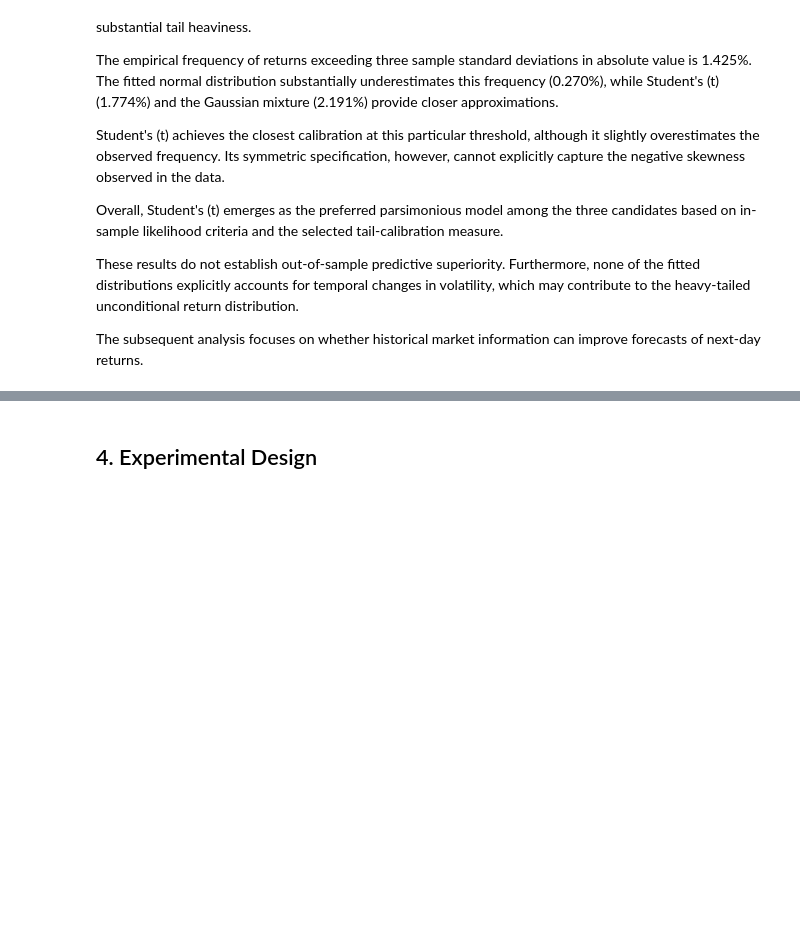
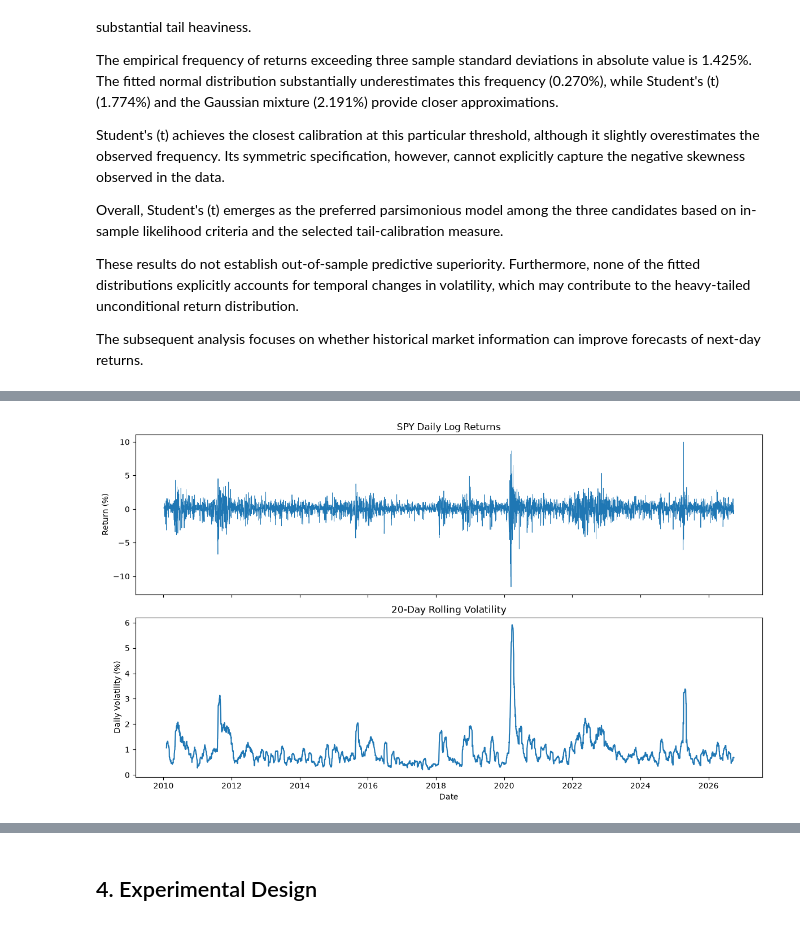
Before and after one commit to minjee-kim/financial-forecasting, a Jupyter notebook: analysis.ipynb, the cells around one changed output, grey strips where cells are left out. Drawn from its saved outputs; the diff is of its cells as text; code cells hidden in the pictures; blank space fills up the shorter version.

```diff
--- a/analysis.ipynb
+++ b/analysis.ipynb
@@ -605,0 +624,5 @@ The subsequent analysis focuses on whether historical market information can imp
+# %%
+# Create the next-day return target
+spy["target"] = spy["return"].shift(-1)
+
+display(spy[["Close", "return", "target"]].head())
@@ -611,0 +647,9 @@ The subsequent analysis focuses on whether historical market information can imp
+# %%
+for lag in range(5):
+    spy[f"return_lag{lag}"] = spy["return"].shift(lag)
+
+columns = ["return", "target"] + [
+    f"return_lag{i}" for i in range(5)
+]
+
+display(spy[columns].head(10))
@@ -611,0 +734,21 @@ The subsequent analysis focuses on whether historical market information can imp
+# %%
+# .rolling(window=20) selects the current observation and the previous 19 trading days.
+
+spy["volatility_20"] = spy["return"].rolling(window=20).std()
+
+# visualizing
+fig, axes = plt.subplots(2, 1, figsize=(12, 7), sharex=True)
+
+axes[0].plot(spy.index, spy["return"] * 100, linewidth=0.6)
+axes[0].set_title("SPY Daily Log Returns")
+axes[0].set_ylabel("Return (%)")
+
+axes[1].plot(spy.index, spy["volatility_20"] * 100)
+axes[1].set_title("20-Day Rolling Volatility")
+axes[1].set_ylabel("Daily Volatility (%)")
+axes[1].set_xlabel("Date")
+
+plt.tight_layout()
+plt.show()
+# %% [output]
+[figure, added]
```
Also changed, not shown: parts of 12 cells of this notebook.
